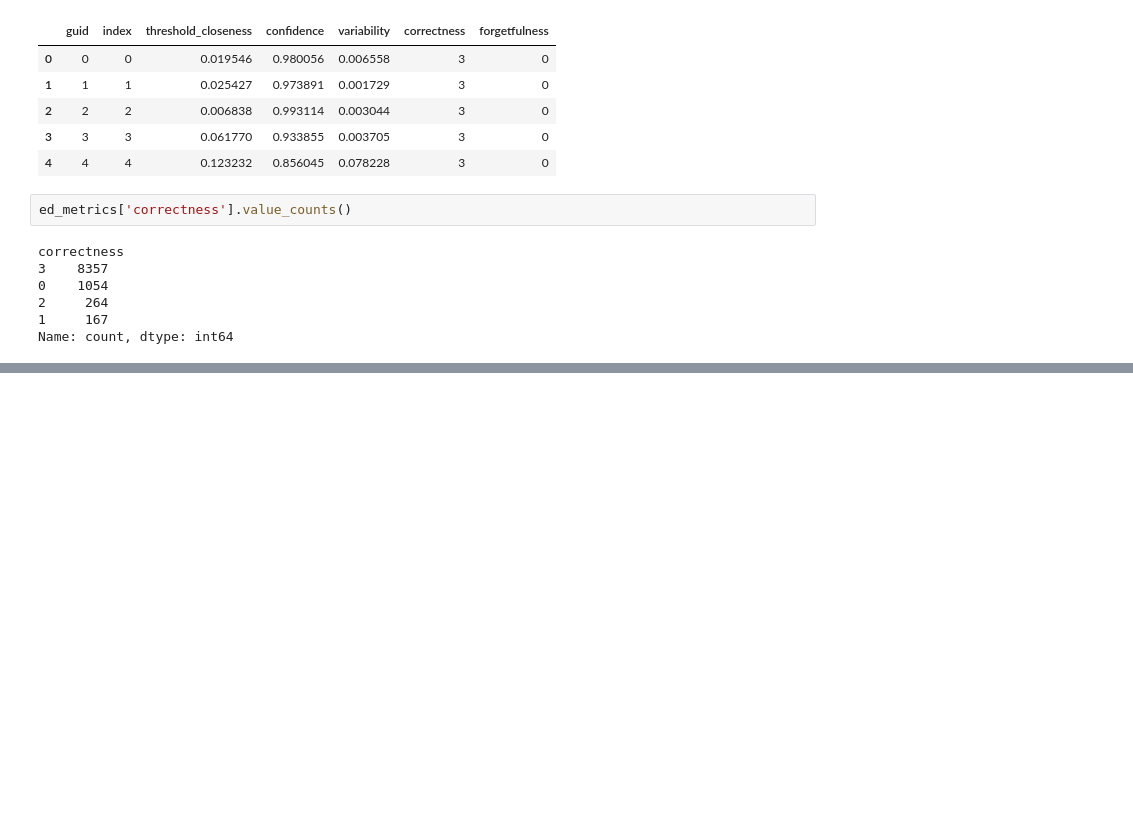
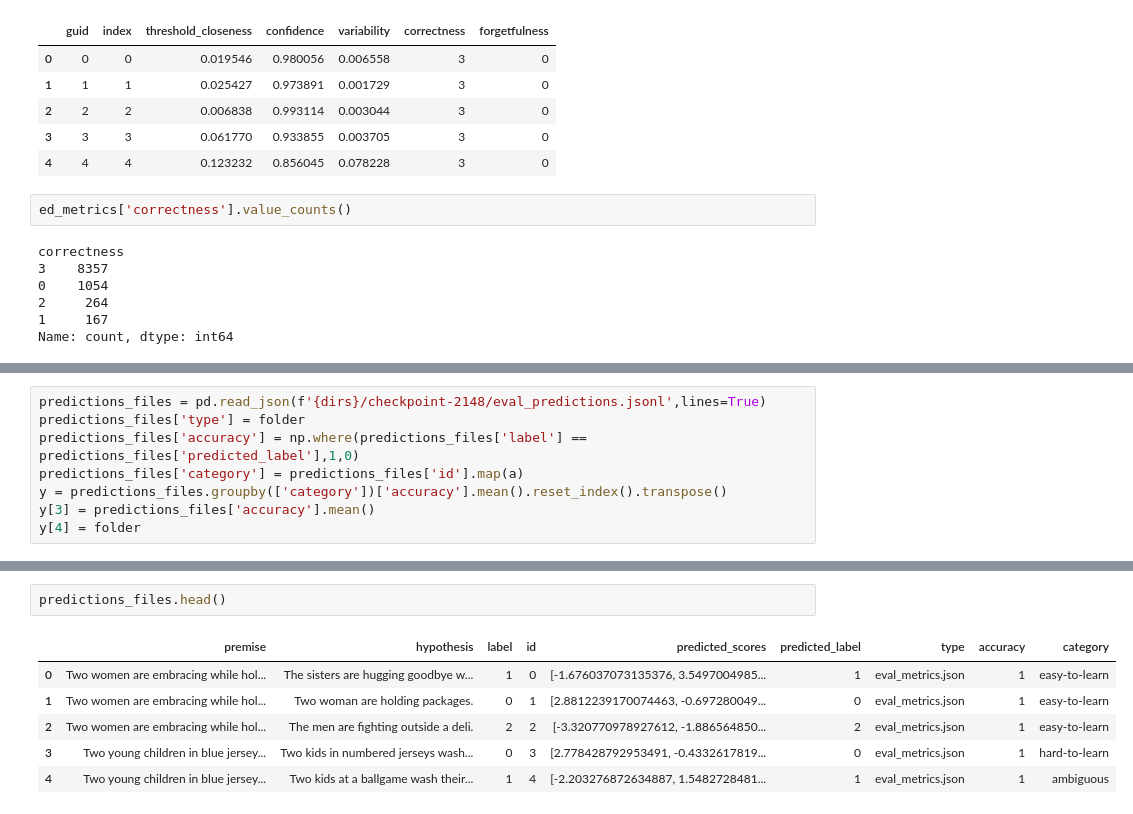
Before and after one commit to veluribharath/nlp-final, a Jupyter notebook: Explore Model Output.ipynb, the cells around one changed output, grey strips where cells are left out. Cells and saved outputs as stored; diff of their text form; blank space fills up the shorter version.

```diff
--- a/Explore Model Output.ipynb
+++ b/Explore Model Output.ipynb
@@ -815,0 +1091,8 @@ ed_metrics['correctness'].value_counts()
+# %%
+predictions_files = pd.read_json(f'{dirs}/checkpoint-2148/eval_predictions.jsonl',lines=True)
+predictions_files['type'] = folder
+predictions_files['accuracy'] = np.where(predictions_files['label'] == predictions_files['predicted_label'],1,0)
+predictions_files['category'] = predictions_files['id'].map(a)
+y = predictions_files.groupby(['category'])['accuracy'].mean().reset_index().transpose()
+y[3] = predictions_files['accuracy'].mean()
+y[4] = folder
@@ -815,0 +1105,9 @@ ed_metrics['correctness'].value_counts()
+# %%
+predictions_files.head()
+# %% [output]
+|  | premise | hypothesis | label | id | predicted_scores | predicted_label | type | accuracy | category |
+| 0 | Two women are embracing while hol... | The sisters are hugging goodbye w... | 1 | 0 | [-1.676037073135376, 3.5497004985... | 1 | eval_metrics.json | 1 | easy-to-learn |
+| 1 | Two women are embracing while hol... | Two woman are holding packages. | 0 | 1 | [2.8812239170074463, -0.697280049... | 0 | eval_metrics.json | 1 | easy-to-learn |
+| 2 | Two women are embracing while hol... | The men are fighting outside a deli. | 2 | 2 | [-3.320770978927612, -1.886564850... | 2 | eval_metrics.json | 1 | easy-to-learn |
+| 3 | Two young children in blue jersey... | Two kids in numbered jerseys wash... | 0 | 3 | [2.778428792953491, -0.4332617819... | 0 | eval_metrics.json | 1 | hard-to-learn |
+| 4 | Two young children in blue jersey... | Two kids at a ballgame wash their... | 1 | 4 | [-2.203276872634887, 1.5482728481... | 1 | eval_metrics.json | 1 | ambiguous |
```
Also changed, not shown: parts of 41 cells of this notebook, 4 other files.
